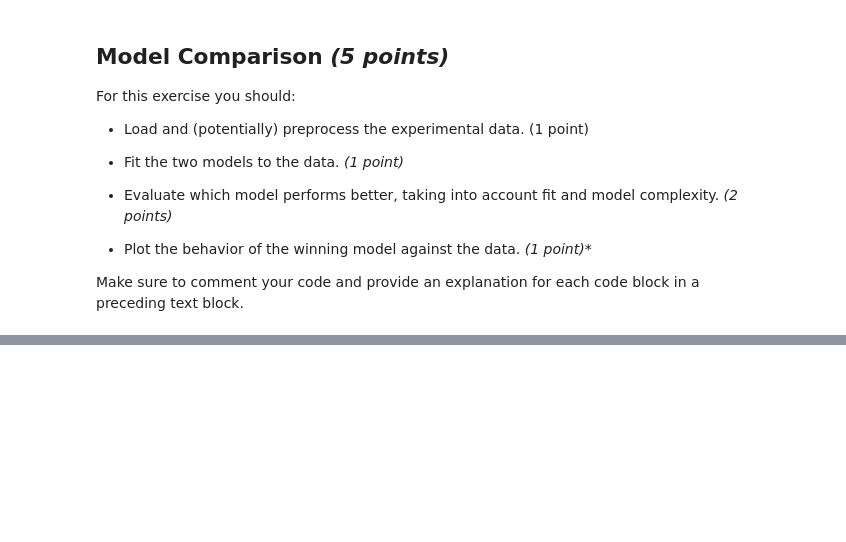
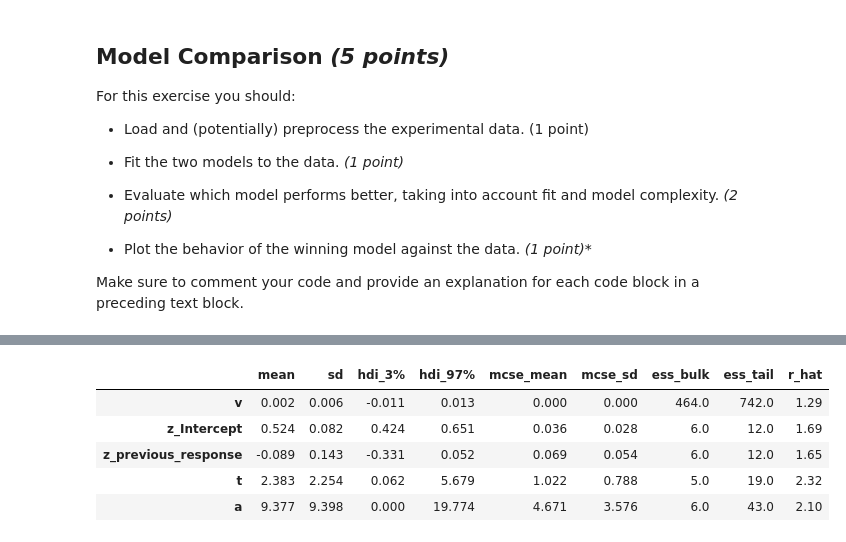
Before and after one commit to mejansen/Project_FlankerTask, a Jupyter notebook: analysis/MiCS_GroupProject_FlankerTask.ipynb, the cells around one changed output, grey strips where cells are left out. Cells and saved outputs as stored; diff of their text form; code cells hidden in the pictures; blank space fills up the shorter version.

```diff
--- a/analysis/MiCS_GroupProject_FlankerTask.ipynb
+++ b/analysis/MiCS_GroupProject_FlankerTask.ipynb
@@ -877,0 +1042,9 @@ varying_starting_point_model.plot_trace()
+# %%
+az.summary(varying_starting_point_model.traces)
+# %% [output]
+|  | mean | sd | hdi_3% | hdi_97% | mcse_mean | mcse_sd | ess_bulk | ess_tail | r_hat |
+| v | 0.002 | 0.006 | -0.011 | 0.013 | 0.000 | 0.000 | 464.0 | 742.0 | 1.29 |
+| z_Intercept | 0.524 | 0.082 | 0.424 | 0.651 | 0.036 | 0.028 | 6.0 | 12.0 | 1.69 |
+| z_previous_response | -0.089 | 0.143 | -0.331 | 0.052 | 0.069 | 0.054 | 6.0 | 12.0 | 1.65 |
+| t | 2.383 | 2.254 | 0.062 | 5.679 | 1.022 | 0.788 | 5.0 | 19.0 | 2.32 |
+| a | 9.377 | 9.398 | 0.000 | 19.774 | 4.671 | 3.576 | 6.0 | 43.0 | 2.10 |
```
Also changed, not shown: parts of 19 cells of this notebook.
